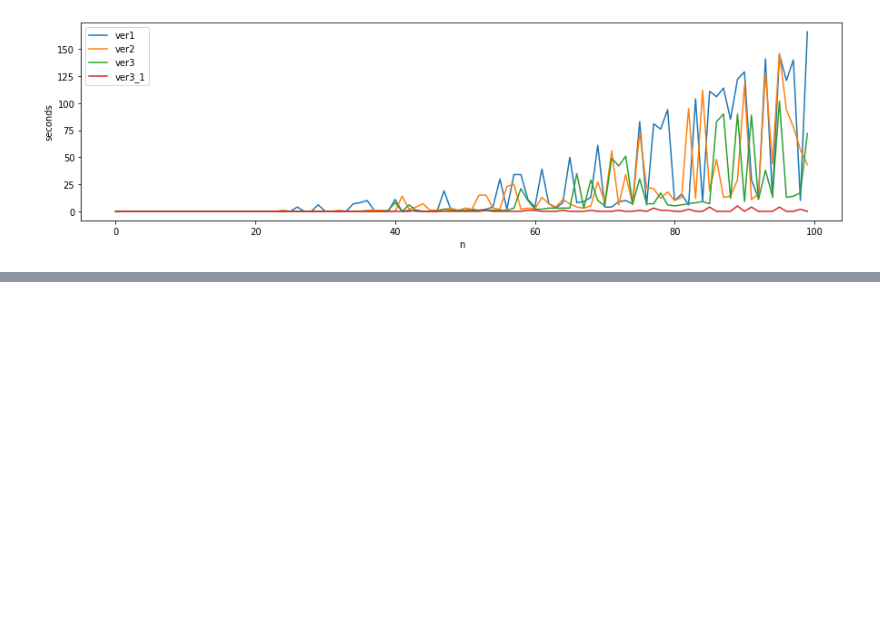
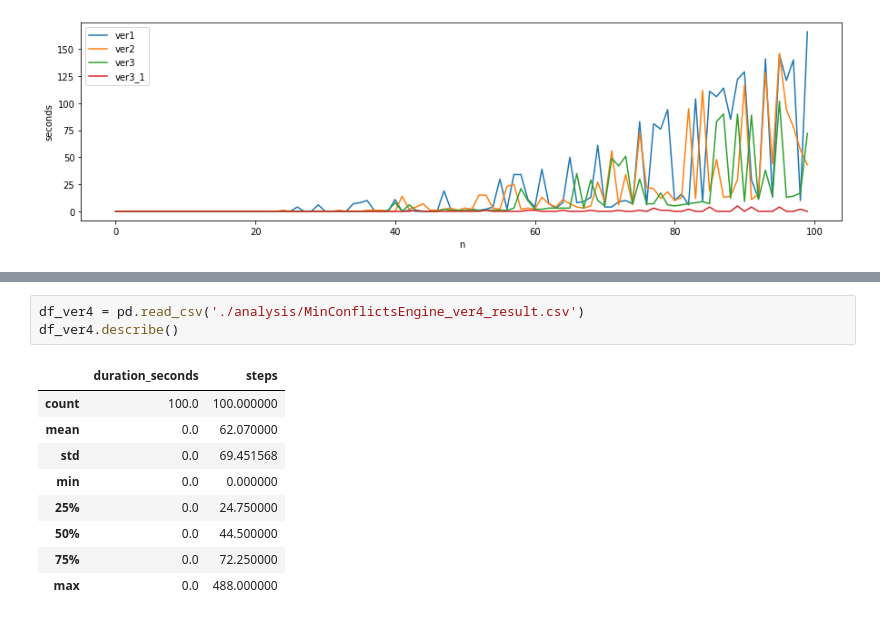
Before and after one commit to k-kondo-s/eight-queen, a Jupyter notebook: analysis.ipynb, the cells around one changed output, grey strips where cells are left out. Saved outputs shown, nothing was run; the diff lists cells and outputs as text; blank space fills up the shorter version.

```diff
--- a/analysis.ipynb
+++ b/analysis.ipynb
@@ -321,0 +440,13 @@ plt.show()
+# %%
+df_ver4 = pd.read_csv('./analysis/MinConflictsEngine_ver4_result.csv')
+df_ver4.describe()
+# %% [output]
+|  | duration_seconds | steps |
+| count | 100.0 | 100.000000 |
+| mean | 0.0 | 62.070000 |
+| std | 0.0 | 69.451568 |
+| min | 0.0 | 0.000000 |
+| 25% | 0.0 | 24.750000 |
+| 50% | 0.0 | 44.500000 |
+| 75% | 0.0 | 72.250000 |
+| max | 0.0 | 488.000000 |
```
Also changed, not shown: parts of 6 cells of this notebook, 4 other files.
